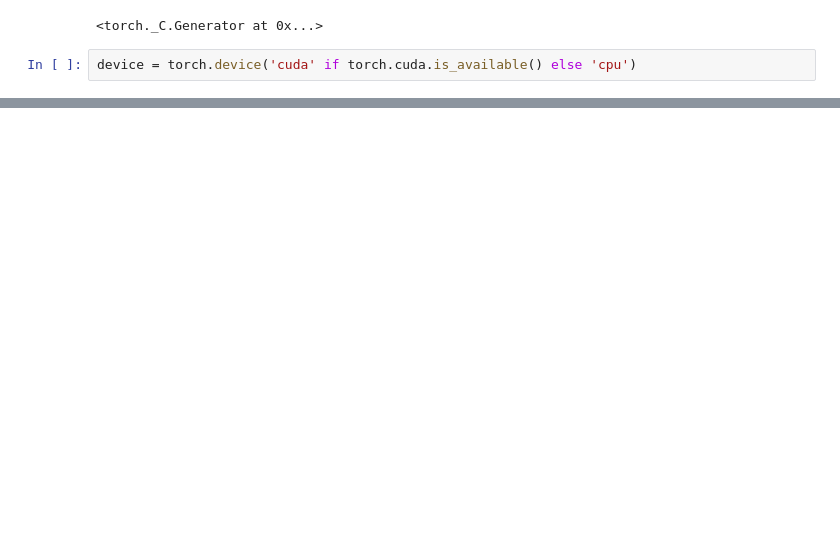
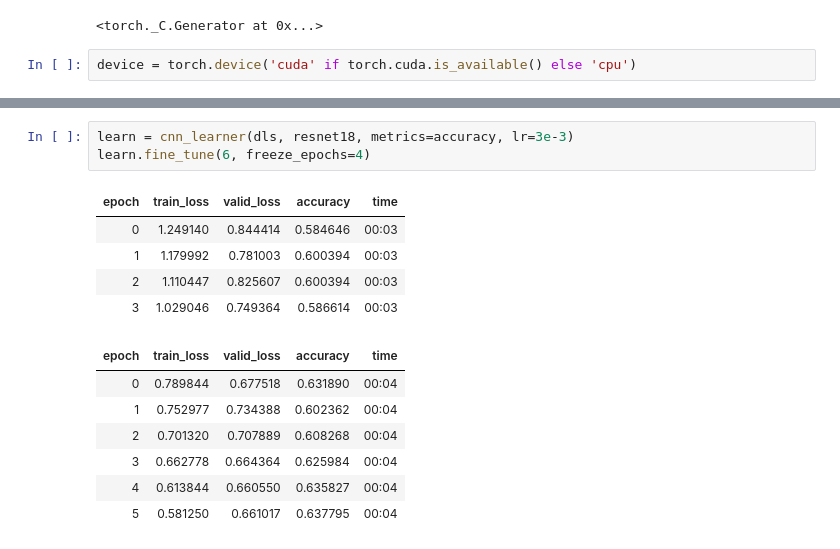
Before and after one commit to rohanfaiyazkhan/deeplearningproject, a Jupyter notebook: train_nn_on_custom_data.ipynb, the cells around one changed output, grey strips where cells are left out. Drawn from its saved outputs; the diff is of its cells as text; blank space fills up the shorter version.

```diff
--- a/train_nn_on_custom_data.ipynb
+++ b/train_nn_on_custom_data.ipynb
@@ -325,0 +81,16 @@ End of Epoch 11: | Training Loss: 0.00516 | Training accuracy: 1.0 | Validation
+# %%
+learn = cnn_learner(dls, resnet18, metrics=accuracy, lr=3e-3)
+learn.fine_tune(6, freeze_epochs=4)
+# %% [output]
+| epoch | train_loss | valid_loss | accuracy | time |
+| 0 | 1.249140 | 0.844414 | 0.584646 | 00:03 |
+| 1 | 1.179992 | 0.781003 | 0.600394 | 00:03 |
+| 2 | 1.110447 | 0.825607 | 0.600394 | 00:03 |
+| 3 | 1.029046 | 0.749364 | 0.586614 | 00:03 |
+| epoch | train_loss | valid_loss | accuracy | time |
+| 0 | 0.789844 | 0.677518 | 0.631890 | 00:04 |
+| 1 | 0.752977 | 0.734388 | 0.602362 | 00:04 |
+| 2 | 0.701320 | 0.707889 | 0.608268 | 00:04 |
+| 3 | 0.662778 | 0.664364 | 0.625984 | 00:04 |
+| 4 | 0.613844 | 0.660550 | 0.635827 | 00:04 |
+| 5 | 0.581250 | 0.661017 | 0.637795 | 00:04 |
```
Also changed, not shown: parts of 43 cells of this notebook, 6 other files.
